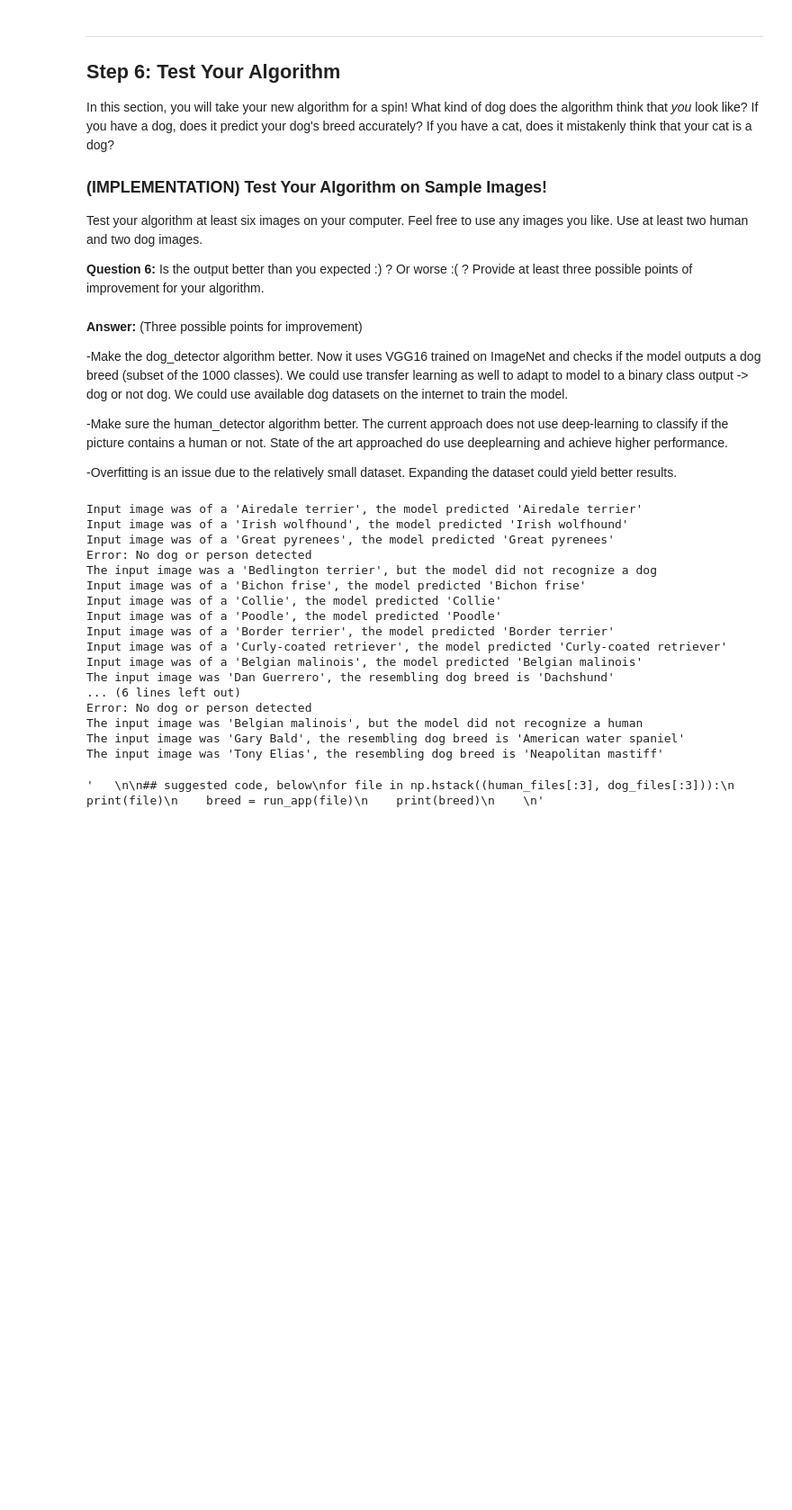
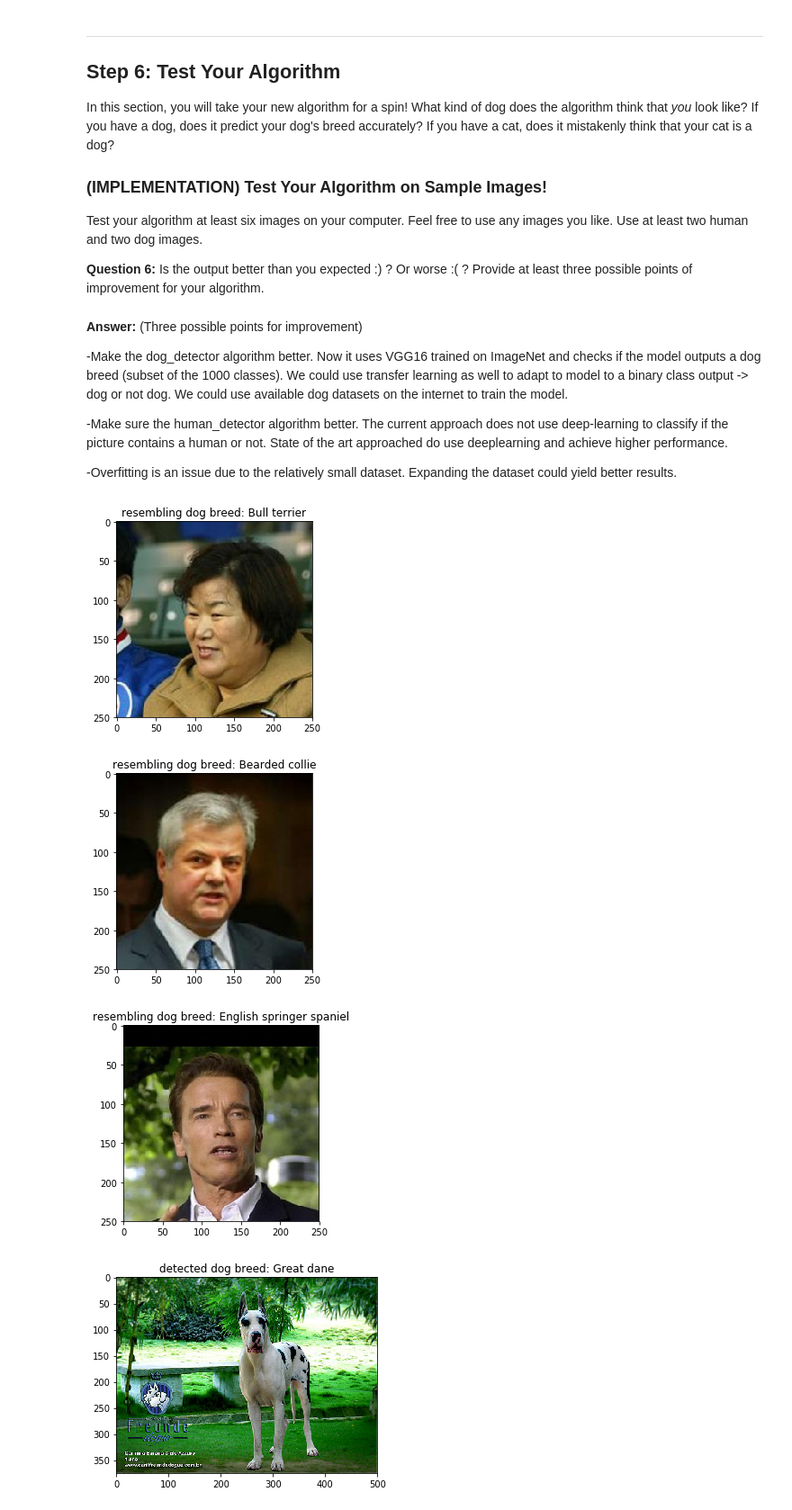
Before and after one commit to koen199/dogclassification-CNN, a Jupyter notebook: dog_app.ipynb, the cells around one changed output. Shown at 90% size. Saved outputs shown, nothing was run; the diff lists cells and outputs as text; code cells hidden in the pictures; blank space fills up the shorter version.

```diff
--- a/dog_app.ipynb
+++ b/dog_app.ipynb
@@ -715,6 +699,8 @@ fc = nn.Sequential(nn.Linear(2048, 133))
 # Rplace the original classifier with the dog breed classifier from above
 model_transfer.fc = fc
 
+use_cuda = torch.cuda.is_available()
+
 
 if use_cuda:
     model_transfer = model_transfer.cuda()
@@ -736,7 +723,7 @@ optimizer_transfer = optim.SGD(model_transfer.fc.parameters(), lr=0.01)
 Train and validate your model in the code cell below.  [Save the final model parameters](http://pytorch.org/docs/master/notes/serialization.html) at filepath `'model_transfer.pt'`.
 # %%
 # train the model
-model_transfer = train(5, loaders_transfer, model_transfer, optimizer_transfer, criterion_transfer, use_cuda, 'model_transfer.pt')
+#model_transfer = train(5, loaders_transfer, model_transfer, optimizer_transfer, criterion_transfer, use_cuda, 'model_transfer.pt')
 
 # load the model that got the best validation accuracy (uncomment the line below)
 model_transfer.load_state_dict(torch.load('model_transfer.pt'))
@@ -815,10 +792,13 @@ Some sample output for our algorithm is provided below, but feel free to design
 
 def run_app(img_path):
     ## handle cases for a human face, dog, and neither
-    if not face_detector(img_path) and not dog_detector(img_path):
-        print("Error: No dog or person detected")
-        return None
-    return predict_breed_transfer(img_path)
+    if face_detector(img_path):
+        breed = predict_breed_transfer(img_path)
+        return "resembling dog breed: {0}".format(breed)
+    if dog_detector(img_path):
+        breed = predict_breed_transfer(img_path)
+        return "detected dog breed: {0}".format(breed)
+    return "Not a dog or human"
 # %% [markdown]
 ---
 <a id='step6'></a>
@@ -842,73 +822,49 @@ __Answer:__ (Three possible points for improvement)
 # %%
 ## TODO: Execute your algorithm from Step 6 on
 ## at least 6 images on your computer.
 ## Feel free to use as many code cells as needed.
 from random import randint
+import matplotlib.pyplot as plt
+import os
 
 def get_all_dogs(root_dir):
     all_dogs = []
     for folder, _, files in os.walk(root_dir):
         breed = folder.split('/')[-1][4:].replace("_", " ")
         all_dogs += [(breed, os.path.join(folder, file)) for file in files if file.lower().endswith(('.jpg', '.jpeg'))]
     return all_dogs
 
 def get_random_dog():
     all_dogs = get_all_dogs('./dogImages/test')
     random_index = randint(0, len(all_dogs))
     breed, filename = all_dogs[random_index]
     return breed, filename
 
 def get_random_human():
     all_folders = os.listdir('./lfw')
     random_index = randint(0, len(all_folders))
     folder = all_folders[random_index]
     human_name = folder.replace('_', ' ')
     filename = os.listdir(os.path.join('./lfw', folder))[0]
     return human_name, os.path.join('./lfw', folder, filename)
 
-for i in range(0,10):
-    real_breed, filename  = get_random_dog()
-    output_breed = run_app(filename)
-    if output_breed == None:
-        print("The input image was a '{0}', but the model did not recognize a dog".format(real_breed))
-        continue
-    print("Input image was of a '{}', the model predicted '{}'".format(real_breed, output_breed))
+for i in range(3):
+    name, img_path = get_random_human()
+    title = run_app(img_path)
+    img = Image.open(img_path)
+    fig = plt.figure()
+    cax = plt.imshow(img)
+    plt.title(title)
 
-for i in range(0,10):
-    human_name, filename = get_random_human()
-    output_breed = run_app(filename)
-    if output_breed == None:
-        print("The input image was '{0}', but the model did not recognize a human".format(real_breed))
-        continue
-    print("The input image was '{0}', the resembling dog breed is '{1}'".format(human_name, output_breed))
-
-
-
-"""
-
-## suggested code, below
-for file in np.hstack((human_files[:3], dog_files[:3])):
-    print(file)
-    breed = run_app(file)
-    print(breed)
-
-"""
+for i in range(3):
+    name, img_path = get_random_dog()
+    title = run_app(img_path)
+    img = Image.open(img_path)
+    fig = plt.figure()
+    cax = plt.imshow(img)
+    plt.title(title)
 # %% [output]
-Input image was of a 'Airedale terrier', the model predicted 'Airedale terrier'
-Input image was of a 'Irish wolfhound', the model predicted 'Irish wolfhound'
-Input image was of a 'Great pyrenees', the model predicted 'Great pyrenees'
-Error: No dog or person detected
-The input image was a 'Bedlington terrier', but the model did not recognize a dog
-Input image was of a 'Bichon frise', the model predicted 'Bichon frise'
-Input image was of a 'Collie', the model predicted 'Collie'
-Input image was of a 'Poodle', the model predicted 'Poodle'
-Input image was of a 'Border terrier', the model predicted 'Border terrier'
-Input image was of a 'Curly-coated retriever', the model predicted 'Curly-coated retriever'
-Input image was of a 'Belgian malinois', the model predicted 'Belgian malinois'
-The input image was 'Dan Guerrero', the resembling dog breed is 'Dachshund'
-... (6 lines left out)
-Error: No dog or person detected
-The input image was 'Belgian malinois', but the model did not recognize a human
-The input image was 'Gary Bald', the resembling dog breed is 'American water spaniel'
-The input image was 'Tony Elias', the resembling dog breed is 'Neapolitan mastiff'
-'   \n\n## suggested code, below\nfor file in np.hstack((human_files[:3], dog_files[:3])):\n    print(file)\n    breed = run_app(file)\n    print(breed)\n    \n'
+[figure, added]
+[figure, added]
+[figure, added]
+[figure, added]
```
Also changed, not shown: parts of 8 cells of this notebook.
